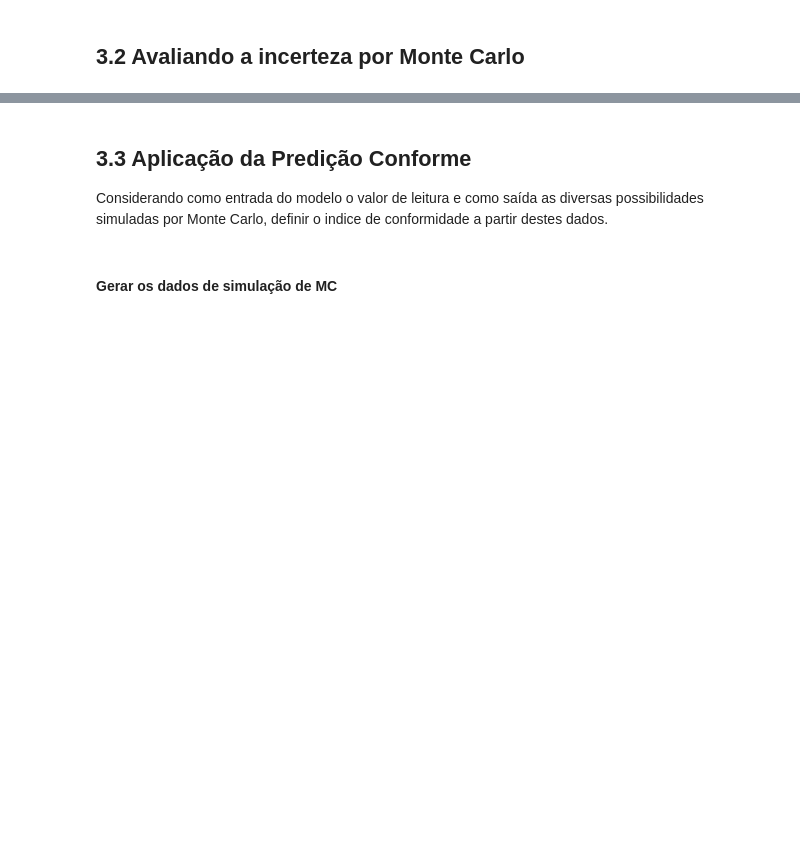
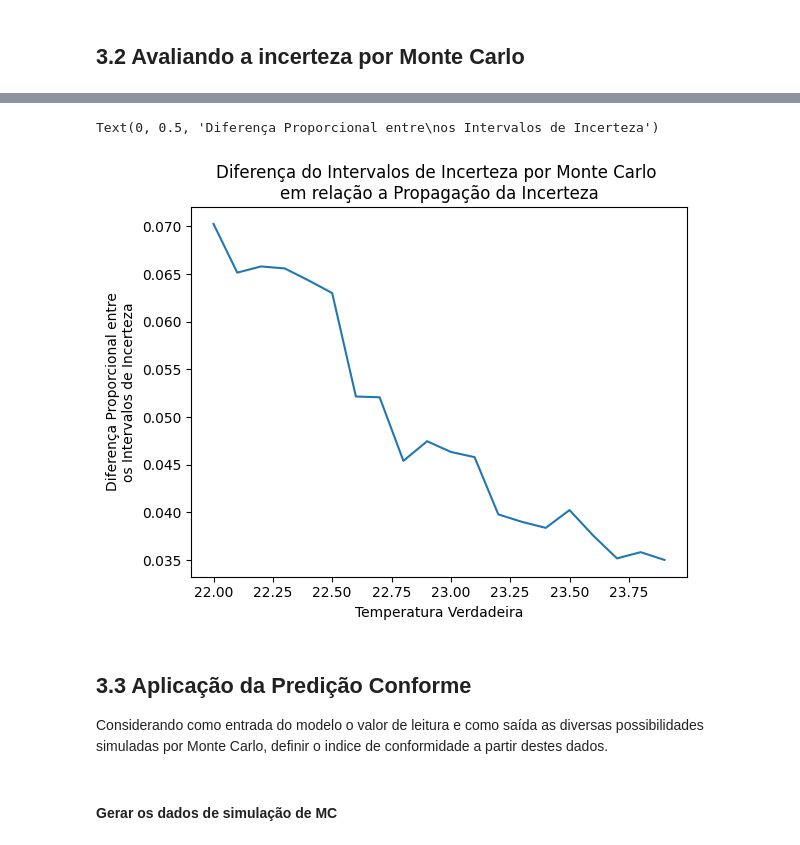
Before and after one commit to c-mmonteiro/estudos, a Jupyter notebook: Estudo_Minimos_Quadrados.ipynb, the cells around one changed output, grey strips where cells are left out. Cells and saved outputs as stored; diff of their text form; code cells hidden in the pictures; blank space fills up the shorter version.

```diff
--- a/Estudo_Minimos_Quadrados.ipynb
+++ b/Estudo_Minimos_Quadrados.ipynb
@@ -292,3 +292,12 @@ Text(0, 0.5, 'Temperatura Medida')
+# %%
+diff_prop_mc = ((np.array(t_superior_plot) - np.array(t_inferior_plot)) - (np.array(mc_superior) - np.array(mc_inferior)))/(np.array(mc_superior) - np.array(mc_inferior))
+plt.plot(t_ref, diff_prop_mc)
+plt.title('Diferença do Intervalos de Incerteza por Monte Carlo \nem relação a Propagação da Incerteza')
+plt.xlabel('Temperatura Verdadeira')
+plt.ylabel('Diferença Proporcional entre\nos Intervalos de Incerteza')
+# %% [output]
+Text(0, 0.5, 'Diferença Proporcional entre\nos Intervalos de Incerteza')
+[figure, added]
 # %% [markdown]
 ## 3.3 Aplicação da Predição Conforme
 
```
Also changed, not shown: parts of 12 cells of this notebook.
